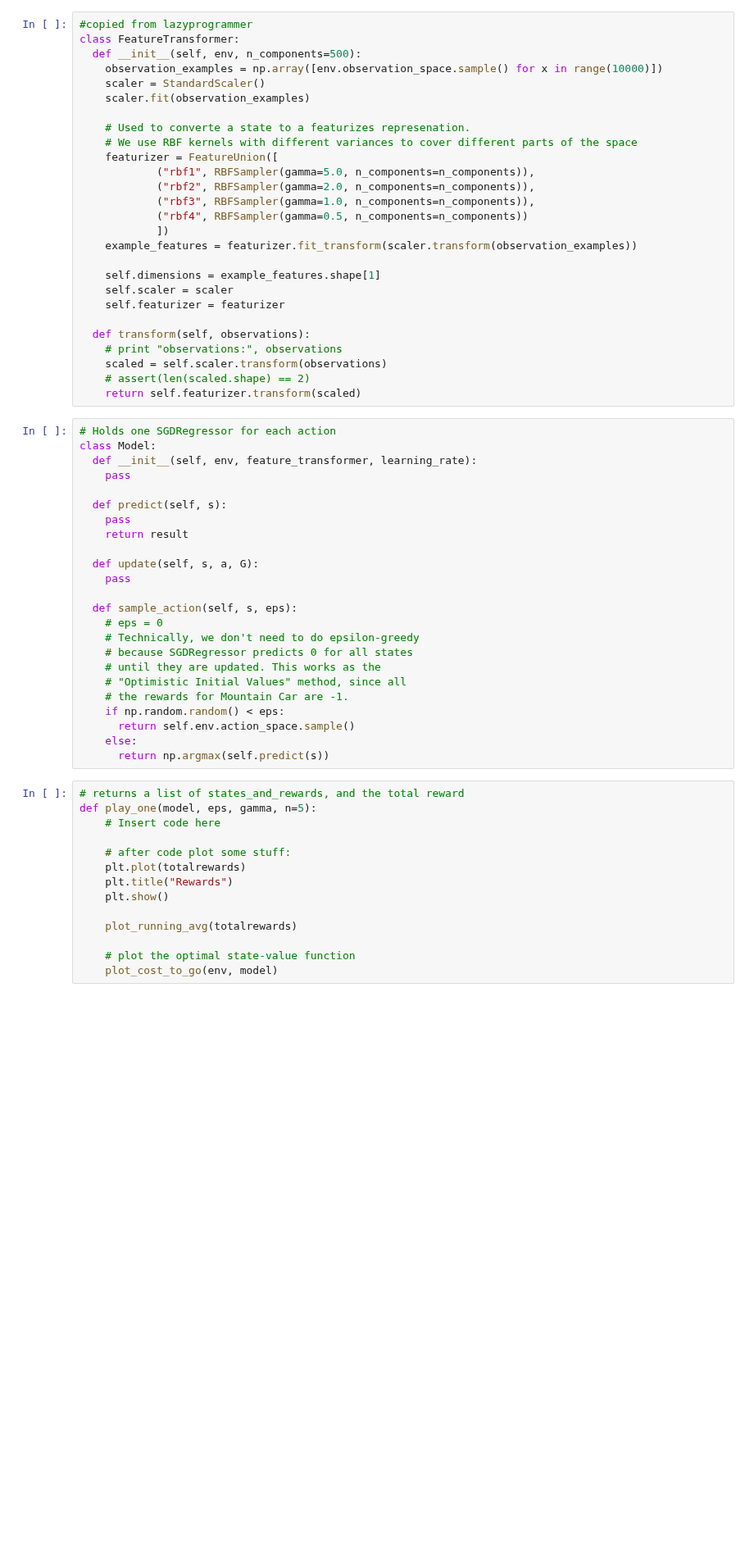
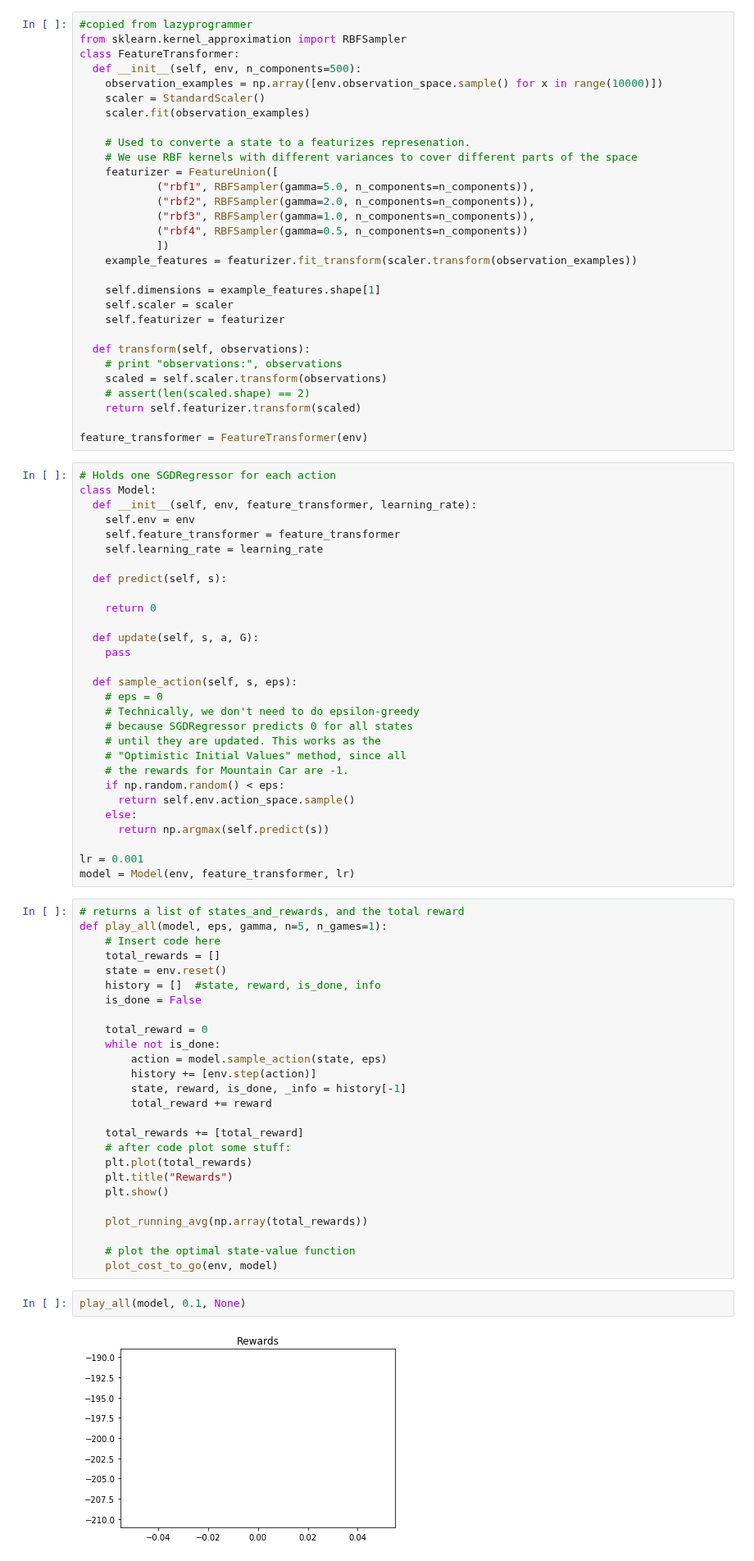
Before and after one commit to NLeSC/reinforcement-learning-course, a Jupyter notebook: exercises/chris/cartpole/n-step.ipynb, the cells around one changed output. Shown at 82% size. Cells and saved outputs as stored; diff of their text form; blank space fills up the shorter version.

Commit message:
add some dummy code to n-step implementation

```diff
--- a/exercises/chris/cartpole/n-step.ipynb
+++ b/exercises/chris/cartpole/n-step.ipynb
@@ -41,6 +46,7 @@ def plot_running_avg(totalrewards):
   plt.show()
 # %%
 #copied from lazyprogrammer
+from sklearn.kernel_approximation import RBFSampler
 class FeatureTransformer:
   def __init__(self, env, n_components=500):
     observation_examples = np.array([env.observation_space.sample() for x in range(10000)])
@@ -66,15 +72,19 @@ class FeatureTransformer:
     scaled = self.scaler.transform(observations)
     # assert(len(scaled.shape) == 2)
     return self.featurizer.transform(scaled)
+
+feature_transformer = FeatureTransformer(env)
 # %%
 # Holds one SGDRegressor for each action
 class Model:
   def __init__(self, env, feature_transformer, learning_rate):
-    pass
+    self.env = env
+    self.feature_transformer = feature_transformer
+    self.learning_rate = learning_rate
 
   def predict(self, s):
-    pass
-    return result
+
+    return 0
 
   def update(self, s, a, G):
     pass
@@ -90,17 +100,36 @@ class Model:
       return self.env.action_space.sample()
     else:
       return np.argmax(self.predict(s))
+
+lr = 0.001
+model = Model(env, feature_transformer, lr)
 # %%
 # returns a list of states_and_rewards, and the total reward
-def play_one(model, eps, gamma, n=5):
+def play_all(model, eps, gamma, n=5, n_games=1):
     # Insert code here
+    total_rewards = []
+    state = env.reset()
+    history = []  #state, reward, is_done, info
+    is_done = False
 
+    total_reward = 0
+    while not is_done:
+        action = model.sample_action(state, eps)
+        history += [env.step(action)]
+        state, reward, is_done, _info = history[-1]
+        total_reward += reward
+
+    total_rewards += [total_reward]
     # after code plot some stuff:
-    plt.plot(totalrewards)
+    plt.plot(total_rewards)
     plt.title("Rewards")
     plt.show()
 
-    plot_running_avg(totalrewards)
+    plot_running_avg(np.array(total_rewards))
 
     # plot the optimal state-value function
     plot_cost_to_go(env, model)
+# %%
+play_all(model, 0.1, None)
+# %% [output]
+[figure, added]
```
Also changed, not shown: parts of 3 cells of this notebook.
